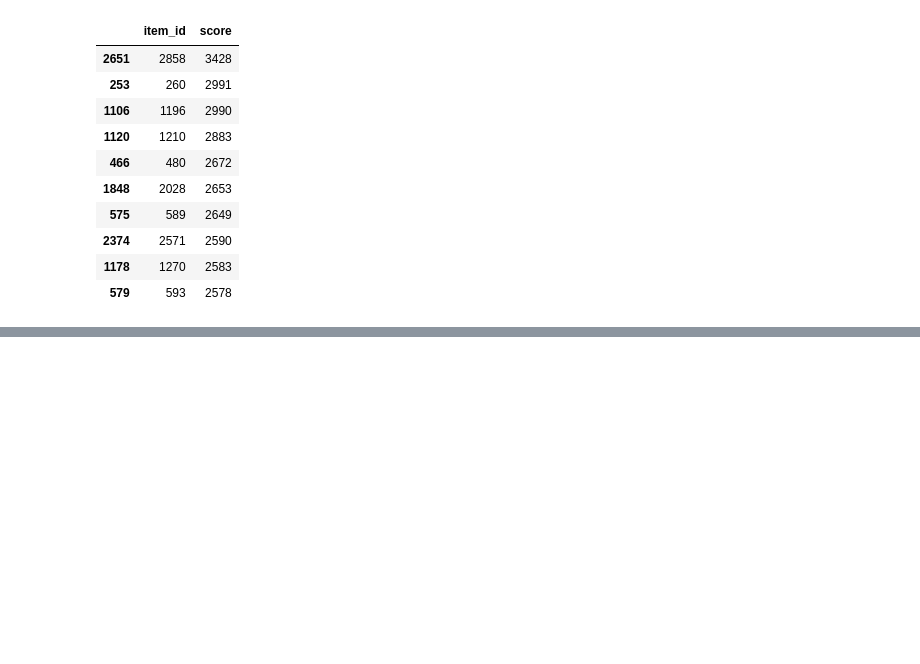
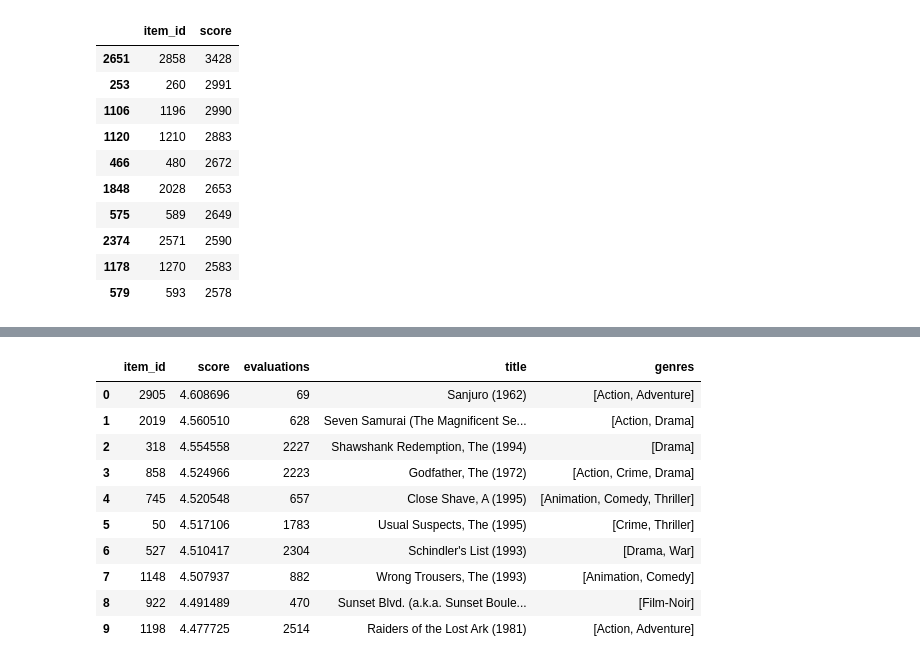
Before and after one commit to GTBelini22/Estudo_Ciencia_de_dados, a Jupyter notebook: Recomendação/Top N recomendation/Pratica_recomendação_top_N.ipynb, the cells around one changed output, grey strips where cells are left out. Cells and saved outputs as stored; diff of their text form; code cells hidden in the pictures; blank space fills up the shorter version.

Commit message:
Criado a função para filtrar por avaliações e minimo de pessoas que avaliaram algum filme

```diff
--- a/Recomendação/Top N recomendation/Pratica_recomendação_top_N.ipynb
+++ b/Recomendação/Top N recomendation/Pratica_recomendação_top_N.ipynb
@@ -110,0 +129,20 @@ df_top_consumptions
+# %%
+def recommend_top_n_evaluations(ratings:pd.DataFrame, n:int, min_evaluations:int=None) -> pd.DataFrame:
+    recommendations = (
+        ratings
+        .groupby('item_id')
+        .agg({'rating': 'mean', 'user_id': 'count'})
+        .reset_index()
+        .rename({'rating': 'score', 'user_id': 'evaluations'}, axis=1)
+        .sort_values(by=['score', 'evaluations'], ascending=False)
+    )
+
+
+# Verificando um numero de avaliações
+    if min_evaluations is not None:
+        recommendations = recommendations.query(f'evaluations >= {min_evaluations}')
+
+    return recommendations.head(n)
+
+
+recommend_top_n_evaluations(df_ratings, n=10, min_evaluations=None)
@@ -110,0 +161,15 @@ df_top_consumptions
+# %%
+df_top_evaluations = recommend_top_n_evaluations(df_ratings, n=10, min_evaluations=10)
+df_top_evaluations.merge(df_items, on='item_id', how='inner')
+# %% [output]
+|  | item_id | score | evaluations | title | genres |
+| 0 | 2905 | 4.608696 | 69 | Sanjuro (1962) | [Action, Adventure] |
+| 1 | 2019 | 4.560510 | 628 | Seven Samurai (The Magnificent Se... | [Action, Drama] |
+| 2 | 318 | 4.554558 | 2227 | Shawshank Redemption, The (1994) | [Drama] |
+| 3 | 858 | 4.524966 | 2223 | Godfather, The (1972) | [Action, Crime, Drama] |
+| 4 | 745 | 4.520548 | 657 | Close Shave, A (1995) | [Animation, Comedy, Thriller] |
+| 5 | 50 | 4.517106 | 1783 | Usual Suspects, The (1995) | [Crime, Thriller] |
+| 6 | 527 | 4.510417 | 2304 | Schindler's List (1993) | [Drama, War] |
+| 7 | 1148 | 4.507937 | 882 | Wrong Trousers, The (1993) | [Animation, Comedy] |
+| 8 | 922 | 4.491489 | 470 | Sunset Blvd. (a.k.a. Sunset Boule... | [Film-Noir] |
+| 9 | 1198 | 4.477725 | 2514 | Raiders of the Lost Ark (1981) | [Action, Adventure] |
```
Also changed, not shown: parts of 3 cells of this notebook.
